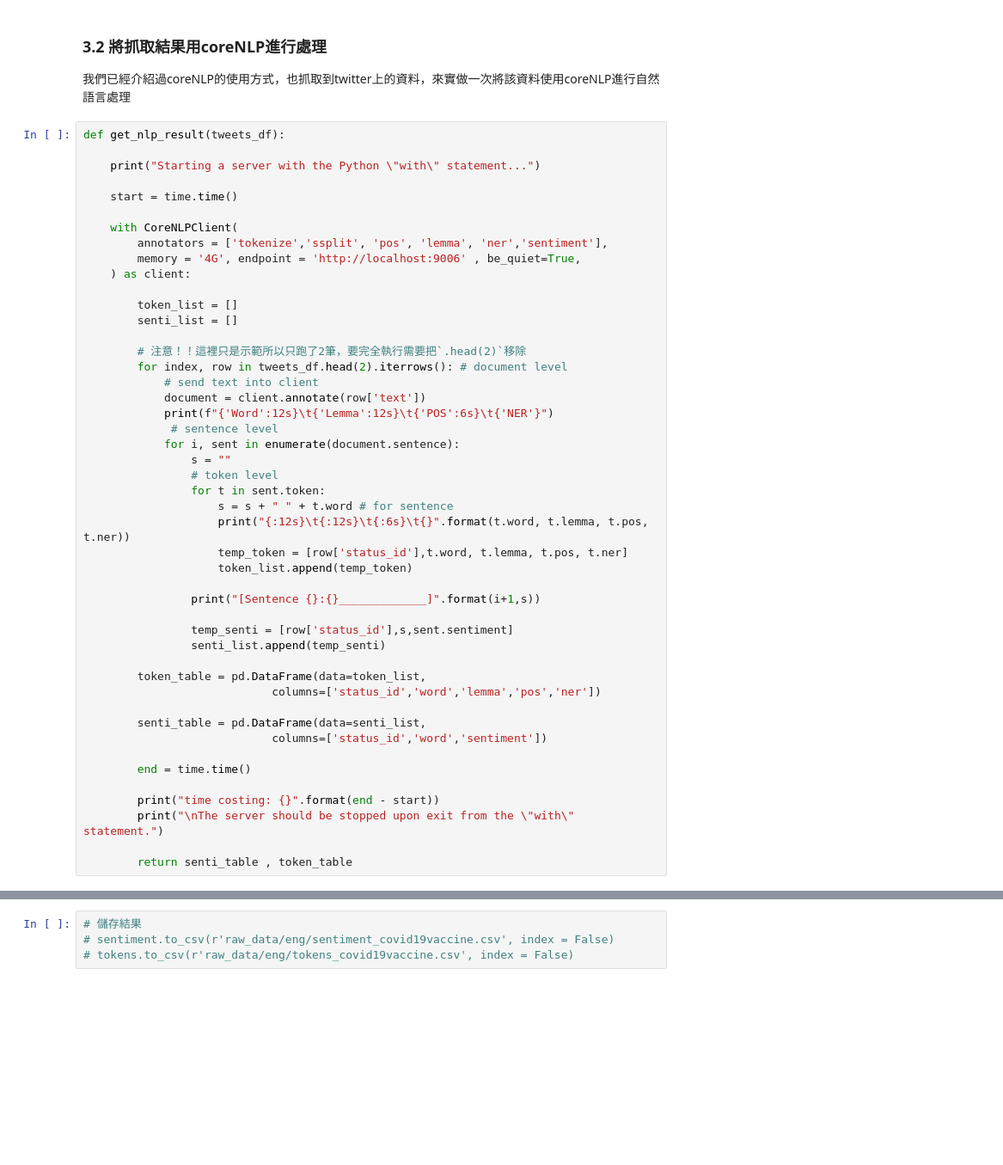
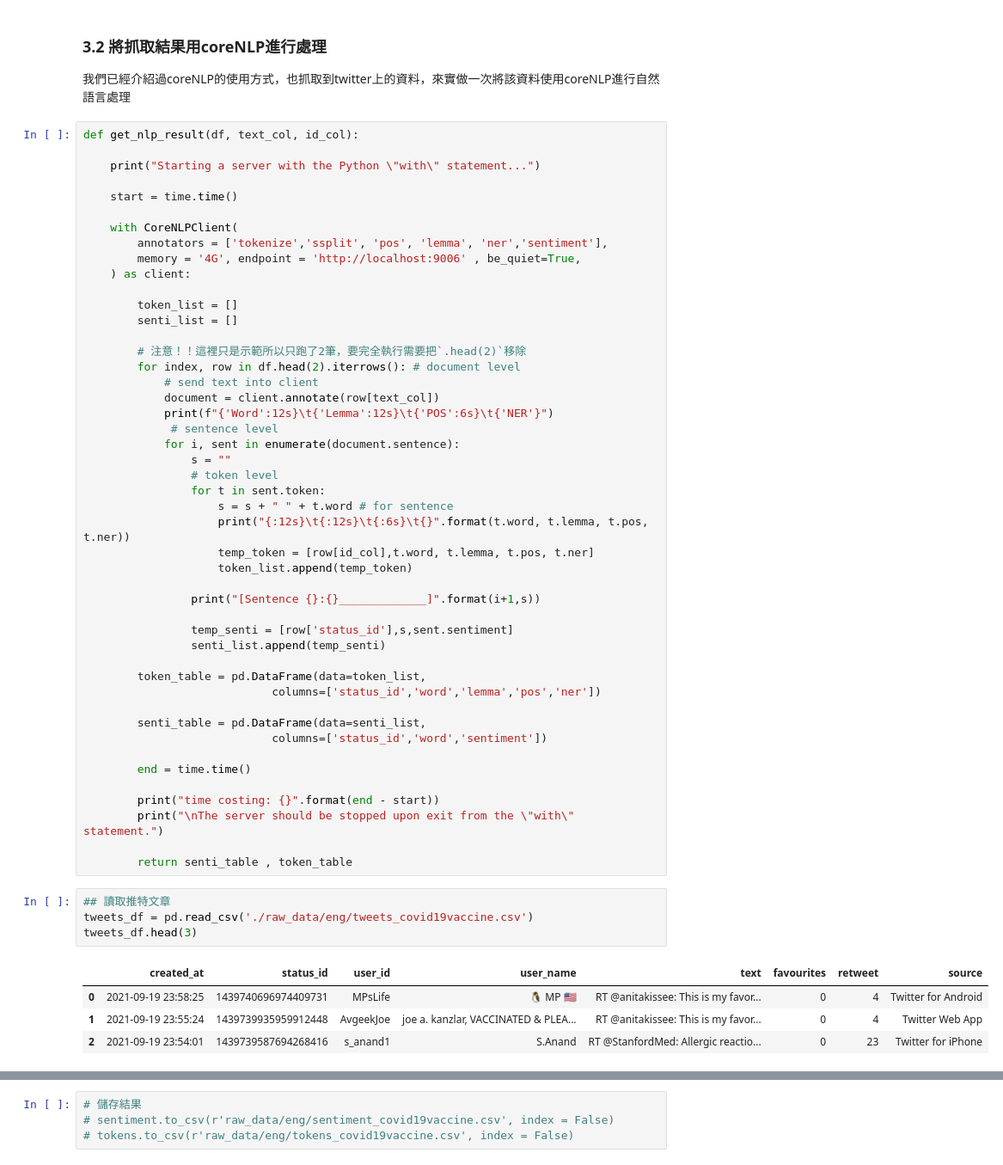
Before and after one commit to Text-Analytics-and-Retrieval/SMA_2021F, a Jupyter notebook: week6_sentiment_analysis2/week6_sentiment2_en.ipynb, the cells around one changed output, grey strips where cells are left out. Shown at 86% size. Cells and saved outputs as stored; diff of their text form; blank space fills up the shorter version.

```diff
--- a/week6_sentiment_analysis2/week6_sentiment2_en.ipynb
+++ b/week6_sentiment_analysis2/week6_sentiment2_en.ipynb
@@ -300,7 +320,7 @@ limit = 3000
 ### 3.2 將抓取結果用coreNLP進行處理
 我們已經介紹過coreNLP的使用方式，也抓取到twitter上的資料，來實做一次將該資料使用coreNLP進行自然語言處理
 # %%
-def get_nlp_result(tweets_df):
+def get_nlp_result(df, text_col, id_col):
 
     print("Starting a server with the Python \"with\" statement...")
 
@@ -315,9 +335,9 @@ def get_nlp_result(tweets_df):
         senti_list = []
 
         # 注意！！這裡只是示範所以只跑了2筆，要完全執行需要把`.head(2)`移除
-        for index, row in tweets_df.head(2).iterrows(): # document level
+        for index, row in df.head(2).iterrows(): # document level
             # send text into client
-            document = client.annotate(row['text'])
+            document = client.annotate(row[text_col])
             print(f"{'Word':12s}\t{'Lemma':12s}\t{'POS':6s}\t{'NER'}")
              # sentence level
             for i, sent in enumerate(document.sentence):
@@ -326,7 +346,7 @@ def get_nlp_result(tweets_df):
                 for t in sent.token:
                     s = s + " " + t.word # for sentence
                     print("{:12s}\t{:12s}\t{:6s}\t{}".format(t.word, t.lemma, t.pos, t.ner))
-                    temp_token = [row['status_id'],t.word, t.lemma, t.pos, t.ner]
+                    temp_token = [row[id_col],t.word, t.lemma, t.pos, t.ner]
                     token_list.append(temp_token)
 
                 print("[Sentence {}:{}_____________]".format(i+1,s))
@@ -346,4 +366,13 @@ def get_nlp_result(tweets_df):
         print("\nThe server should be stopped upon exit from the \"with\" statement.")
 
         return senti_table , token_table
+# %%
+## 讀取推特文章
+tweets_df = pd.read_csv('./raw_data/eng/tweets_covid19vaccine.csv')
+tweets_df.head(3)
+# %% [output]
+|  | created_at | status_id | user_id | user_name | text | favourites | retweet | source |
+| 0 | 2021-09-19 23:58:25 | 1439740696974409731 | MPsLife | 🐧 MP 🇺🇸 | RT @anitakissee: This is my favor... | 0 | 4 | Twitter for Android |
+| 1 | 2021-09-19 23:55:24 | 1439739935959912448 | AvgeekJoe | joe a. kanzlar, VACCINATED & PLEA... | RT @anitakissee: This is my favor... | 0 | 4 | Twitter Web App |
+| 2 | 2021-09-19 23:54:01 | 1439739587694268416 | s_anand1 | S.Anand | RT @StanfordMed: Allergic reactio... | 0 | 23 | Twitter for iPhone |
 # %%
```
Also changed, not shown: parts of 23 cells of this notebook, 3 other files.
